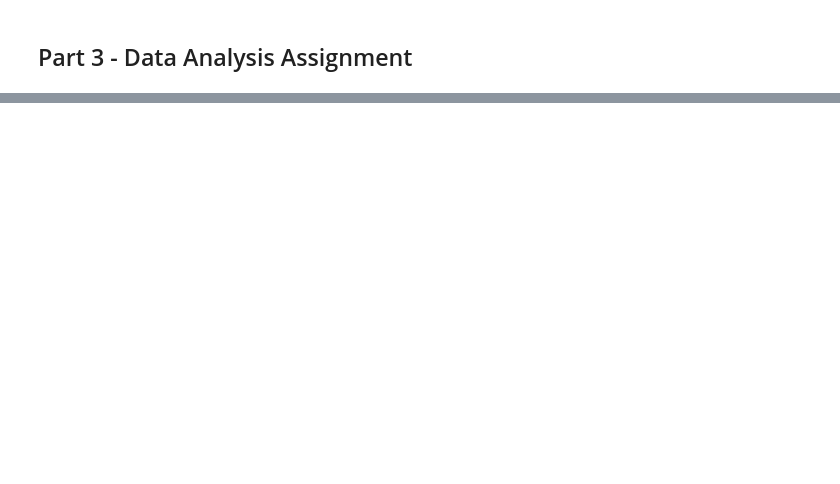
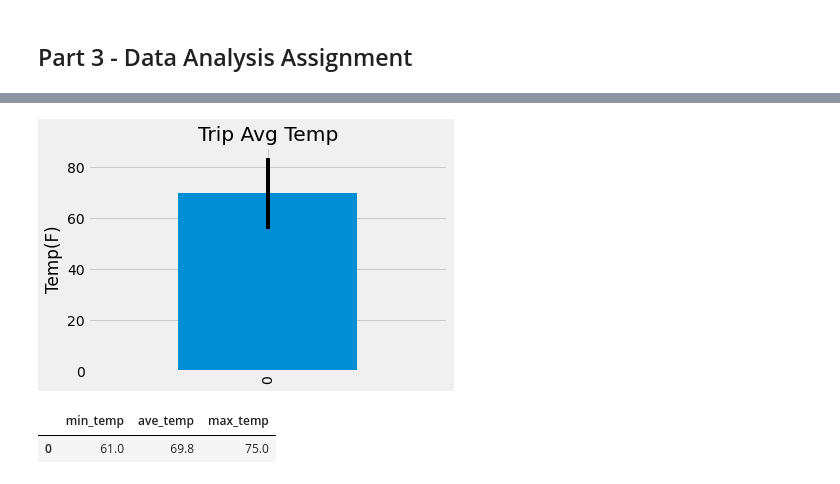
Before and after one commit to mmarange/sqlalchemy-challenge, a Jupyter notebook: 02-Case-Assignment/climate_starter.ipynb, the cells around one changed output, grey strips where cells are left out. Saved outputs shown, nothing was run; the diff lists cells and outputs as text; code cells hidden in the pictures; blank space fills up the shorter version.

```diff
--- a/02-Case-Assignment/climate_starter.ipynb
+++ b/02-Case-Assignment/climate_starter.ipynb
@@ -204,8 +274,20 @@ print(calc_temps('2012-02-28', '2012-03-05'))
 # %%
 # Plot the results from your previous query as a bar chart.
 # Use "Trip Avg Temp" as your Title
 # Use the average temperature for the y value
 # Use the peak-to-peak (tmax-tmin) value as the y error bar (yerr)
+df = calc_temps('2011-02-28', '2011-03-05')
+yerr = (df['max_temp'] - df['min_temp']).values[0]
+df['ave_temp'].plot(kind = 'bar', yerr = yerr)
+plt.title('Trip Avg Temp')
+plt.ylabel('Temp(F)')
+plt.tight_layout()
+plt.show()
+df
+# %% [output]
+[figure, added]
+|  | min_temp | ave_temp | max_temp |
+| 0 | 61.0 | 69.8 | 75.0 |
 # %%
 # Calculate the total amount of rainfall per weather station for your trip dates using the previous year's matching dates.
 # Sort this in descending order by precipitation amount and list the station, name, latitude, longitude, and elevation
```
Also changed, not shown: parts of 10 cells of this notebook, 1 other file.
